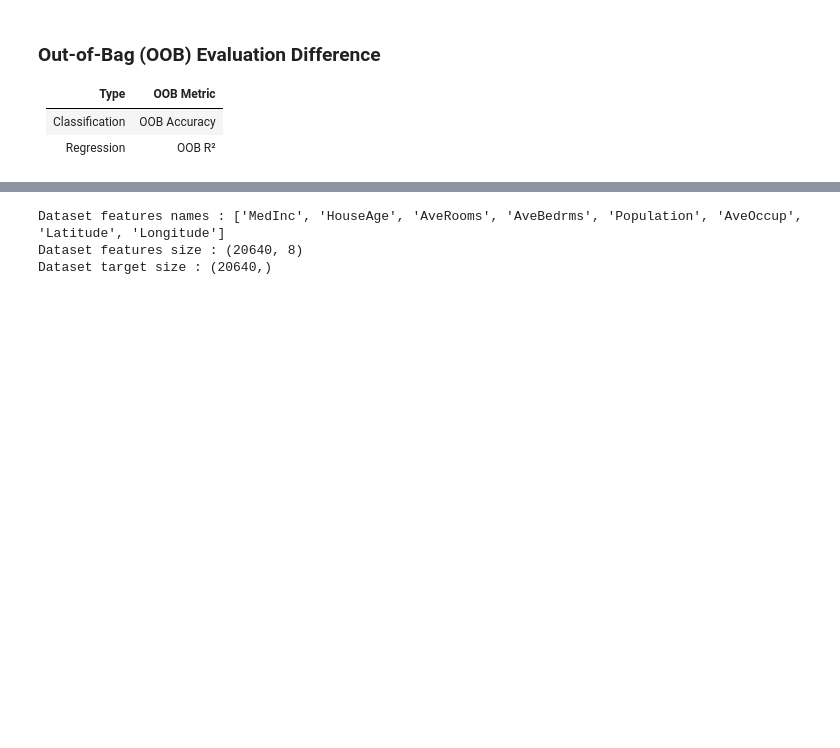
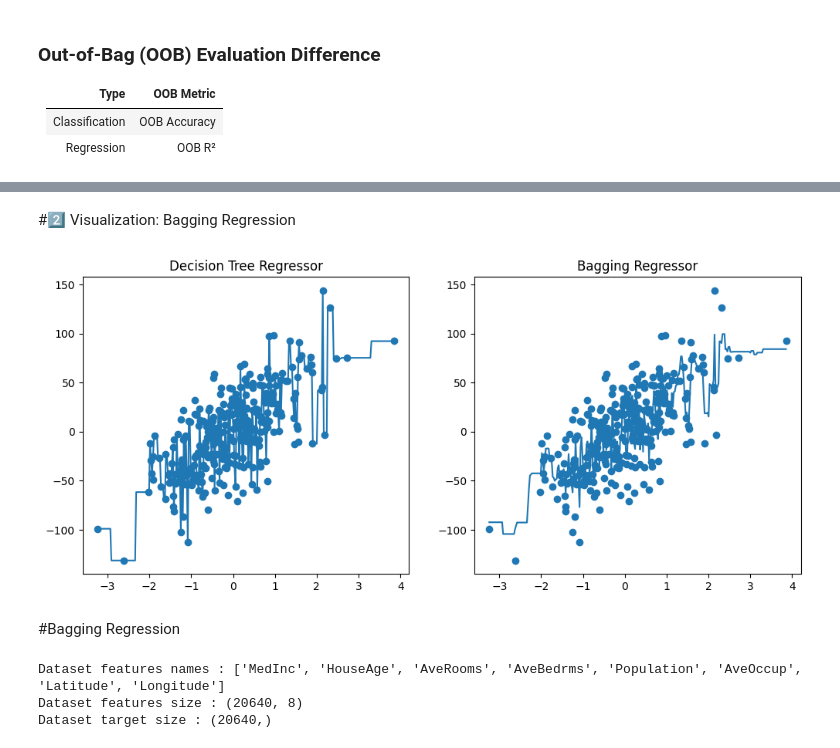
Before and after one commit to faisu6339-glitch/Machine-learning, a Jupyter notebook: ET_Bagging(Regression).ipynb, the cells around one changed output, grey strips where cells are left out. Drawn from its saved outputs; the diff is of its cells as text; code cells hidden in the pictures; blank space fills up the shorter version.

```diff
--- a/ET_Bagging(Regression).ipynb
+++ b/ET_Bagging(Regression).ipynb
@@ -171,3 +223,54 @@ y_pred = bag_reg.predict(X_test)
+# %% [markdown]
+#2️⃣ Visualization: Bagging Regression
+# %%
+from sklearn.datasets import make_regression
+from sklearn.tree import DecisionTreeRegressor
+from sklearn.ensemble import BaggingRegressor
+
+# Dataset
+X, y = make_regression(
+    n_samples=300,
+    n_features=1,
+    noise=30,
+    random_state=42
+)
+
+# Models
+tree = DecisionTreeRegressor(random_state=42)
+bagging = BaggingRegressor(
+    estimator=DecisionTreeRegressor(),
+    n_estimators=100,
+    max_samples=0.8,
+    bootstrap=True,
+    random_state=42
+)
+
+tree.fit(X, y)
+bagging.fit(X, y)
+
+# Predictions
+X_test = np.linspace(X.min(), X.max(), 300).reshape(-1,1)
+y_tree = tree.predict(X_test)
+y_bag = bagging.predict(X_test)
+
+# Plot
+plt.figure(figsize=(12,5))
+
+plt.subplot(1,2,1)
+plt.scatter(X, y)
+plt.plot(X_test, y_tree)
+plt.title("Decision Tree Regressor")
+
+plt.subplot(1,2,2)
+plt.scatter(X, y)
+plt.plot(X_test, y_bag)
+plt.title("Bagging Regressor")
+
+plt.show()
+# %% [output]
+[figure, added]
+# %% [markdown]
+#Bagging Regression
 # %%
 from sklearn import datasets
 
```
Also changed, not shown: parts of 2 cells of this notebook.
